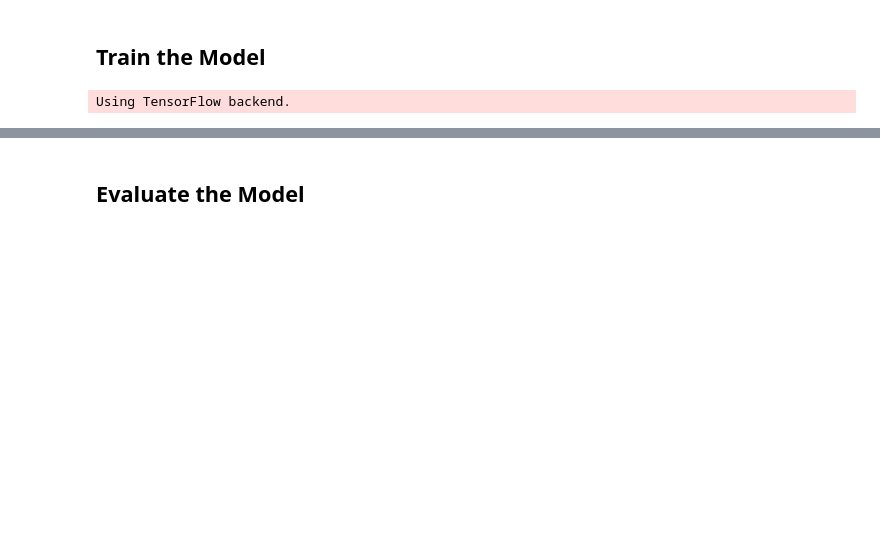
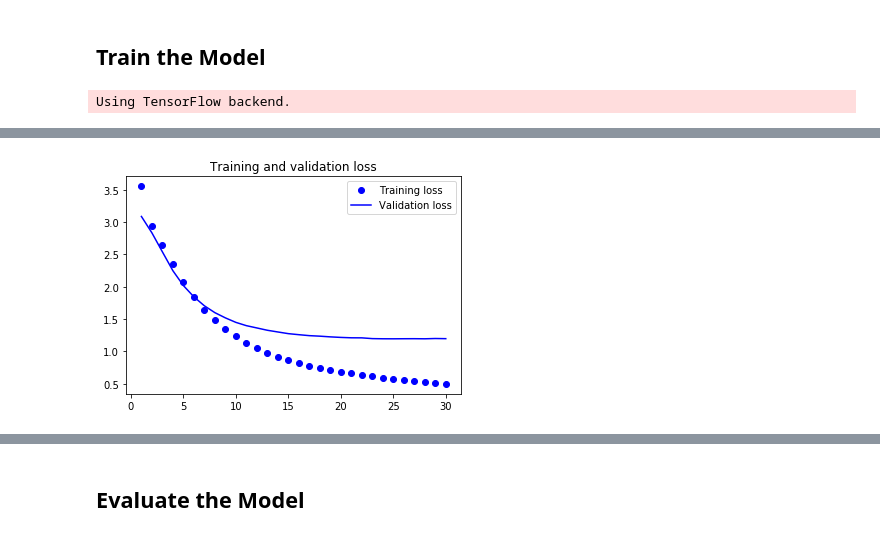
Before and after one commit to harry08010/German-English-Machine-Translator, a Jupyter notebook: WF_CSCE636_Project.ipynb, the cells around one changed output, grey strips where cells are left out. Saved outputs shown, nothing was run; the diff lists cells and outputs as text; code cells hidden in the pictures; blank space fills up the shorter version.

```diff
--- a/WF_CSCE636_Project.ipynb
+++ b/WF_CSCE636_Project.ipynb
@@ -306,11 +298,0 @@ Epoch 00030: val_loss did not improve from 1.59493
-# %%
-# define bidirectional model
-def define_bidirectional_model(src_vocab, tar_vocab, src_timesteps, tar_timesteps, n_units):
-  model = Sequential()
-  model.add(Embedding(src_vocab, n_units, input_length=src_timesteps, mask_zero=True))
-  model.add(Bidirectional(LSTM(n_units)))
-#   model.add(AttentionL(src_timesteps))
-  model.add(RepeatVector(tar_timesteps))
-  model.add(Bidirectional(LSTM(n_units, return_sequences=True)))
-  model.add(TimeDistributed(Dense(tar_vocab, activation='softmax')))
-  return model
@@ -390,0 +318,10 @@ plt.show()
+# %%
+# define bidirectional model
+def define_bidirectional_model(src_vocab, tar_vocab, src_timesteps, tar_timesteps, n_units):
+  model = Sequential()
+  model.add(Embedding(src_vocab, n_units, input_length=src_timesteps, mask_zero=True))
+  model.add(Bidirectional(LSTM(n_units, dropout=0.5)))
+  model.add(RepeatVector(tar_timesteps))
+  model.add(Bidirectional(LSTM(n_units, return_sequences=True, dropout=0.5)))
+  model.add(TimeDistributed(Dense(tar_vocab, activation='softmax')))
+  return model
@@ -390,0 +384,19 @@ plt.show()
+# %%
+%matplotlib inline
+import matplotlib.pyplot as plt
+
+loss = bi_history.history['loss']
+val_loss = bi_history.history['val_loss']
+
+epochs = range(1, len(loss) + 1)
+
+plt.figure()
+
+plt.plot(epochs, loss, 'bo', label='Training loss')
+plt.plot(epochs, val_loss, 'b', label='Validation loss')
+plt.title('Training and validation loss')
+plt.legend()
+
+plt.show()
+# %% [output]
+[figure, added]
```
Also changed, not shown: parts of 19 cells of this notebook, 3 other files.
